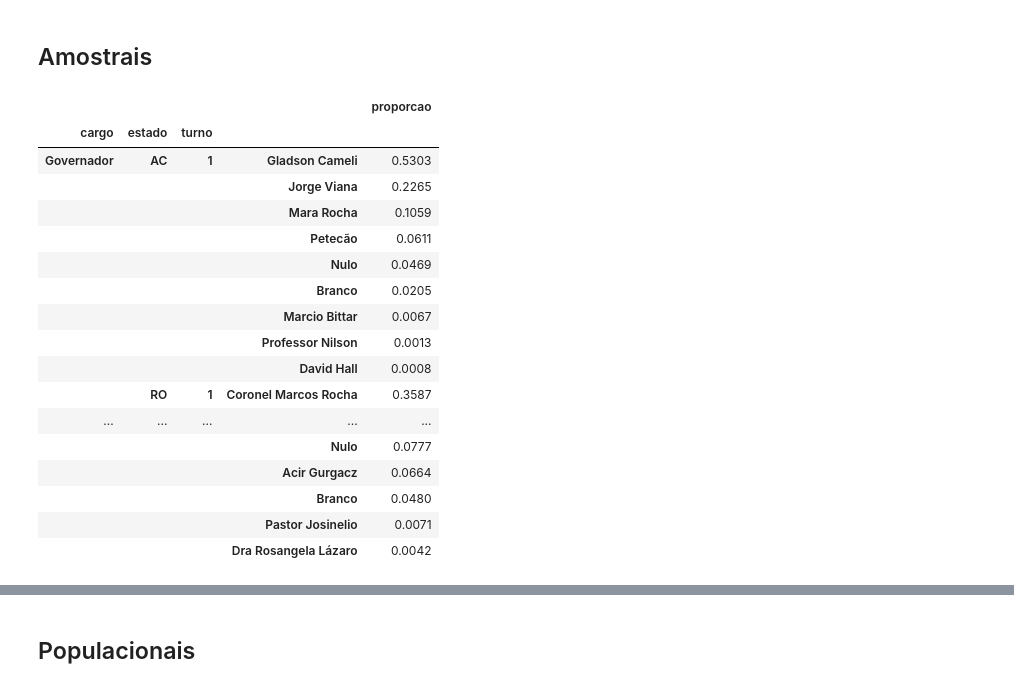
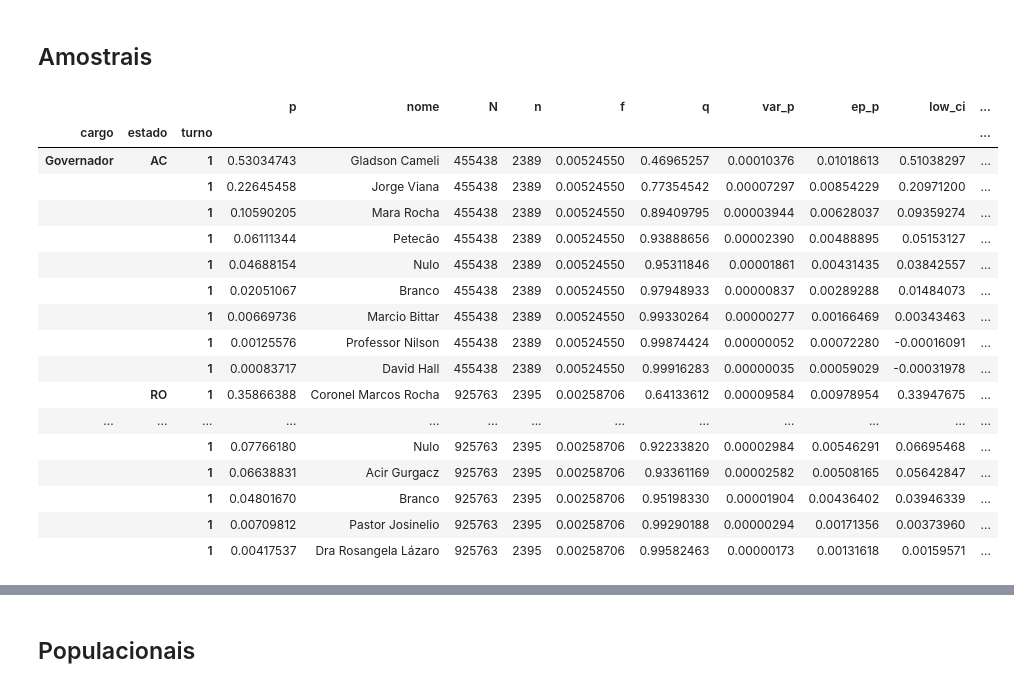
Before and after one commit to alinespereira/Pesquisa-Eleitoral---SME0807-2025S1-, a Jupyter notebook: proporcoes.ipynb, the cells around one changed output, grey strips where cells are left out. Drawn from its saved outputs; the diff is of its cells as text; code cells hidden in the pictures.

```diff
--- a/proporcoes.ipynb
+++ b/proporcoes.ipynb
@@ -5,8 +6,11 @@ import pandas as pd
 # %%
-pd.options.display.float_format = "{:_.4f}".format
+pd.options.display.float_format = "{:_.8f}".format
 # %%
 DADOS: Path = Path(".").parent.resolve() / "data" / "raw"
 AMOSTRAS: Path = Path(".").parent.resolve() / "data" / "sample"
+# %%
+alpha = .05
+z = stats.norm.ppf(1 - alpha / 2)
 # %% [markdown]
 # Carga dos dados
 # %%
@@ -28,6 +32,7 @@ names_map = {
     "Voto Nulo": "Nulo",
     "Nulos": "Nulo",
     "Vera Lucia Pereira Da Silva Salgado": "Vera Lucia",
+    "Vera": "Vera Lucia",
     "Felipe D´Avila": "Felipe D'Avila",
 }
 # %%
@@ -81,7 +86,7 @@ sample_sizes = (
 
     ],
     columns=["estado", "turno", "cargo", "N", "n"])
-    .set_index(["estado", "turno", "cargo"])
+    .set_index(["cargo", "estado", "turno"])
 )
 sample_sizes
 # %% [output]
@@ -170,32 +155,44 @@ amostra = (
 # %% [markdown]
 ## Amostrais
 # %%
-(
+proporcoes_aass = (
     amostra
     .query("cargo != 'Presidente'")
     .groupby(["cargo", "estado", "turno"])
     ["nome"].apply(lambda s: s.value_counts(normalize=True))
-    .to_frame("proporcao")
+    .to_frame("p")
+    .assign(nome=lambda df_: df_.index.get_level_values(3))
+    .droplevel(3)
+    .join(sample_sizes)
+    .assign(
+        f=lambda df_: df_["n"] / df_["N"],
+        q=lambda df_: 1 - df_["p"],
+        var_p=lambda df_: (1 - df_["f"]) * df_["p"] * df_["q"] / (df_["n"] - 1),
+        ep_p =lambda df_: df_["var_p"].pow(.5),
+        low_ci=lambda df_: df_["p"] - z * df_["ep_p"],
+        upr_ci=lambda df_: df_["p"] + z * df_["ep_p"],
+    )
 )
+proporcoes_aass
 # %% [output]
-|  |  |  |  | proporcao |
-| cargo | estado | turno |  |  |
-| Governador | AC | 1 | Gladson Cameli | 0.5303 |
-|  |  |  | Jorge Viana | 0.2265 |
-|  |  |  | Mara Rocha | 0.1059 |
-|  |  |  | Petecão | 0.0611 |
-|  |  |  | Nulo | 0.0469 |
-|  |  |  | Branco | 0.0205 |
-|  |  |  | Marcio Bittar | 0.0067 |
-|  |  |  | Professor Nilson | 0.0013 |
-|  |  |  | David Hall | 0.0008 |
-|  | RO | 1 | Coronel Marcos Rocha | 0.3587 |
-| ... | ... | ... | ... | ... |
-|  |  |  | Nulo | 0.0777 |
-|  |  |  | Acir Gurgacz | 0.0664 |
-|  |  |  | Branco | 0.0480 |
-|  |  |  | Pastor Josinelio | 0.0071 |
-|  |  |  | Dra Rosangela Lázaro | 0.0042 |
+|  |  |  | p | nome | N | n | f | q | var_p | ep_p | low_ci | ... |
+| cargo | estado | turno |  |  |  |  |  |  |  |  |  | ... |
+| Governador | AC | 1 | 0.53034743 | Gladson Cameli | 455438 | 2389 | 0.00524550 | 0.46965257 | 0.00010376 | 0.01018613 | 0.51038297 | ... |
+|  |  | 1 | 0.22645458 | Jorge Viana | 455438 | 2389 | 0.00524550 | 0.77354542 | 0.00007297 | 0.00854229 | 0.20971200 | ... |
+|  |  | 1 | 0.10590205 | Mara Rocha | 455438 | 2389 | 0.00524550 | 0.89409795 | 0.00003944 | 0.00628037 | 0.09359274 | ... |
+|  |  | 1 | 0.06111344 | Petecão | 455438 | 2389 | 0.00524550 | 0.93888656 | 0.00002390 | 0.00488895 | 0.05153127 | ... |
+|  |  | 1 | 0.04688154 | Nulo | 455438 | 2389 | 0.00524550 | 0.95311846 | 0.00001861 | 0.00431435 | 0.03842557 | ... |
+|  |  | 1 | 0.02051067 | Branco | 455438 | 2389 | 0.00524550 | 0.97948933 | 0.00000837 | 0.00289288 | 0.01484073 | ... |
+|  |  | 1 | 0.00669736 | Marcio Bittar | 455438 | 2389 | 0.00524550 | 0.99330264 | 0.00000277 | 0.00166469 | 0.00343463 | ... |
+|  |  | 1 | 0.00125576 | Professor Nilson | 455438 | 2389 | 0.00524550 | 0.99874424 | 0.00000052 | 0.00072280 | -0.00016091 | ... |
+|  |  | 1 | 0.00083717 | David Hall | 455438 | 2389 | 0.00524550 | 0.99916283 | 0.00000035 | 0.00059029 | -0.00031978 | ... |
+|  | RO | 1 | 0.35866388 | Coronel Marcos Rocha | 925763 | 2395 | 0.00258706 | 0.64133612 | 0.00009584 | 0.00978954 | 0.33947675 | ... |
+| ... | ... | ... | ... | ... | ... | ... | ... | ... | ... | ... | ... | ... |
+|  |  | 1 | 0.07766180 | Nulo | 925763 | 2395 | 0.00258706 | 0.92233820 | 0.00002984 | 0.00546291 | 0.06695468 | ... |
+|  |  | 1 | 0.06638831 | Acir Gurgacz | 925763 | 2395 | 0.00258706 | 0.93361169 | 0.00002582 | 0.00508165 | 0.05642847 | ... |
+|  |  | 1 | 0.04801670 | Branco | 925763 | 2395 | 0.00258706 | 0.95198330 | 0.00001904 | 0.00436402 | 0.03946339 | ... |
+|  |  | 1 | 0.00709812 | Pastor Josinelio | 925763 | 2395 | 0.00258706 | 0.99290188 | 0.00000294 | 0.00171356 | 0.00373960 | ... |
+|  |  | 1 | 0.00417537 | Dra Rosangela Lázaro | 925763 | 2395 | 0.00258706 | 0.99582463 | 0.00000173 | 0.00131618 | 0.00159571 | ... |
 # %%
 proporcao_estrato = (
     amostra
```
Also changed, not shown: parts of 11 cells of this notebook.
